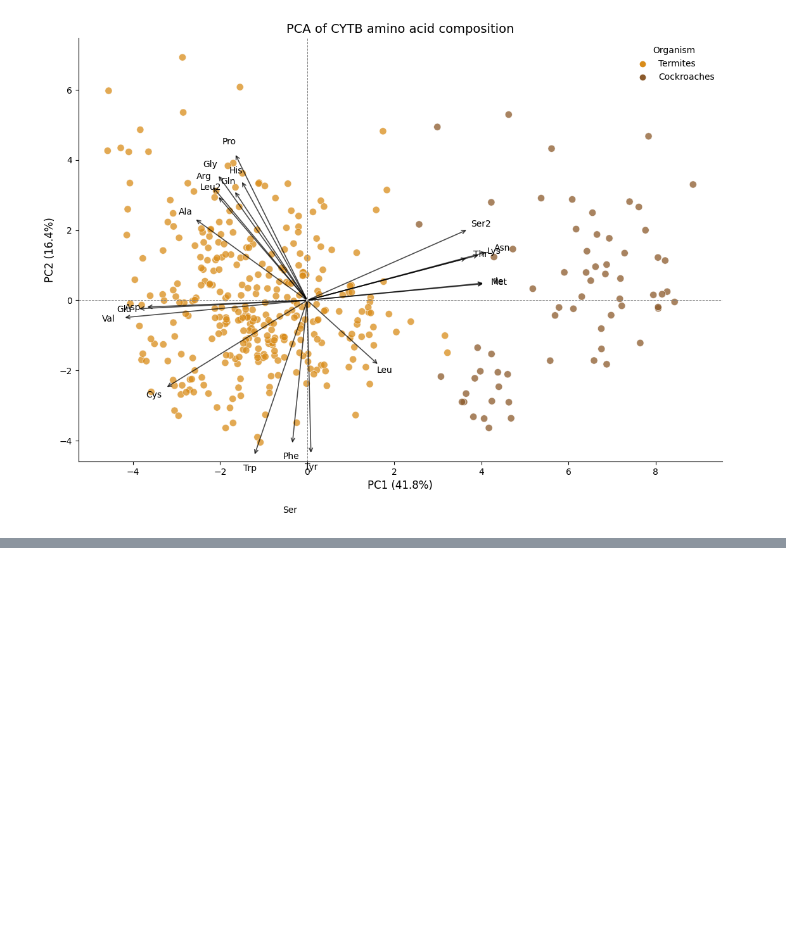
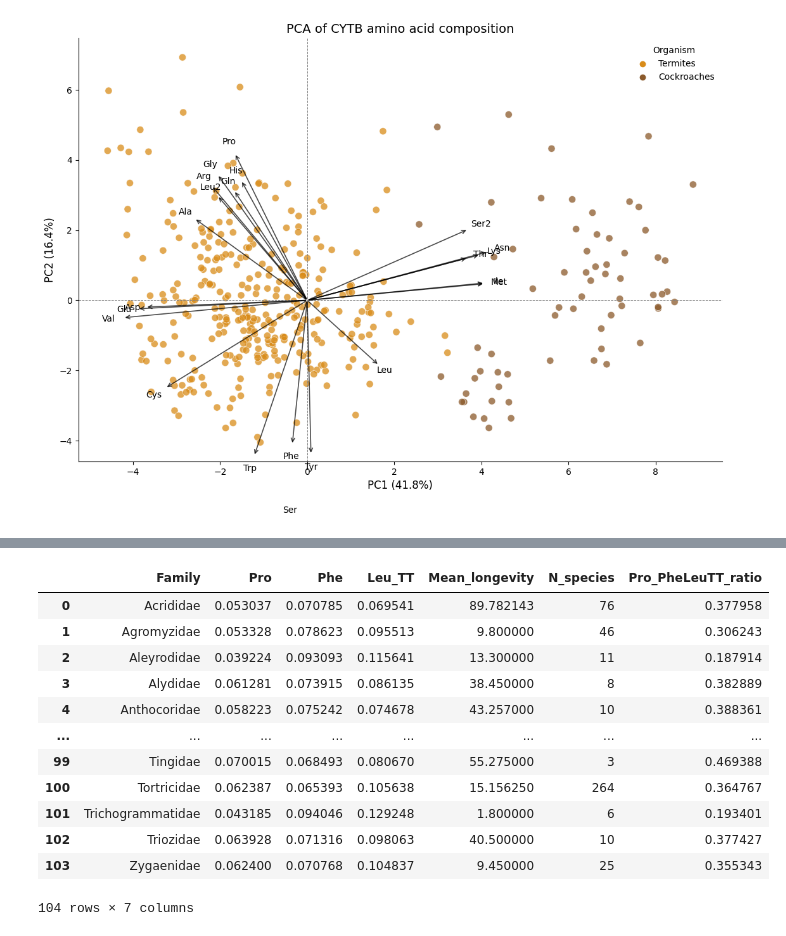
Before and after one commit to mitoclub/mutspec_insecta_paper, a Jupyter notebook: cod/pca_aa_cox1.ipynb, the cells around one changed output, grey strips where cells are left out. Cells and saved outputs as stored; diff of their text form; code cells hidden in the pictures; blank space fills up the shorter version.

```diff
--- a/cod/pca_aa_cox1.ipynb
+++ b/cod/pca_aa_cox1.ipynb
@@ -347,0 +979,26 @@ plt.show()
+# %%
+family_ratio = (
+    pca_data
+    .groupby("Family", as_index=False)
+    .agg(
+        Pro=("P_frac", "mean"),
+        Phe=("F_frac", "mean"),
+        Leu_TT=("Leu_TT_frac", "mean"),
+        Mean_longevity=("Mean_longevity", "first"),
+        N_species=("Scientific_name", "nunique")
+    )
+)
+
+family_ratio["Pro_PheLeuTT_ratio"] = (
+    family_ratio["Pro"] /
+    (
+        family_ratio["Phe"] +
+        family_ratio["Leu_TT"]
+    ).replace(0, np.nan)
+)
+
+family_ratio = family_ratio.dropna(
+    subset=["Pro_PheLeuTT_ratio", "Mean_longevity"]
+)
+
+display(family_ratio.head())
@@ -347,0 +1059,16 @@ plt.show()
+# %%
+family_ratio
+# %% [output]
+|  | Family | Pro | Phe | Leu_TT | Mean_longevity | N_species | Pro_PheLeuTT_ratio |
+| 0 | Acrididae | 0.053037 | 0.070785 | 0.069541 | 89.782143 | 76 | 0.377958 |
+| 1 | Agromyzidae | 0.053328 | 0.078623 | 0.095513 | 9.800000 | 46 | 0.306243 |
+| 2 | Aleyrodidae | 0.039224 | 0.093093 | 0.115641 | 13.300000 | 11 | 0.187914 |
+| 3 | Alydidae | 0.061281 | 0.073915 | 0.086135 | 38.450000 | 8 | 0.382889 |
+| 4 | Anthocoridae | 0.058223 | 0.075242 | 0.074678 | 43.257000 | 10 | 0.388361 |
+| ... | ... | ... | ... | ... | ... | ... | ... |
+| 99 | Tingidae | 0.070015 | 0.068493 | 0.080670 | 55.275000 | 3 | 0.469388 |
+| 100 | Tortricidae | 0.062387 | 0.065393 | 0.105638 | 15.156250 | 264 | 0.364767 |
+| 101 | Trichogrammatidae | 0.043185 | 0.094046 | 0.129248 | 1.800000 | 6 | 0.193401 |
+| 102 | Triozidae | 0.063928 | 0.071316 | 0.098063 | 40.500000 | 10 | 0.377427 |
+| 103 | Zygaenidae | 0.062400 | 0.070768 | 0.104837 | 9.450000 | 25 | 0.355343 |
+104 rows × 7 columns
```
Also changed, not shown: parts of 25 cells of this notebook.
